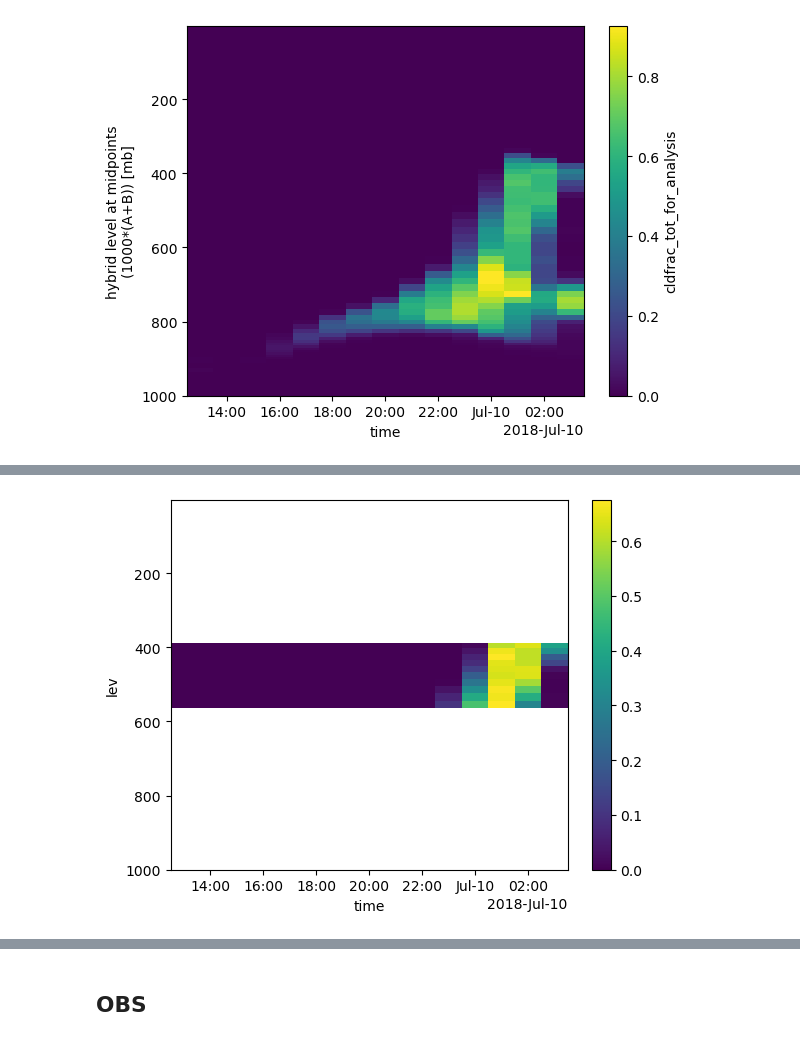
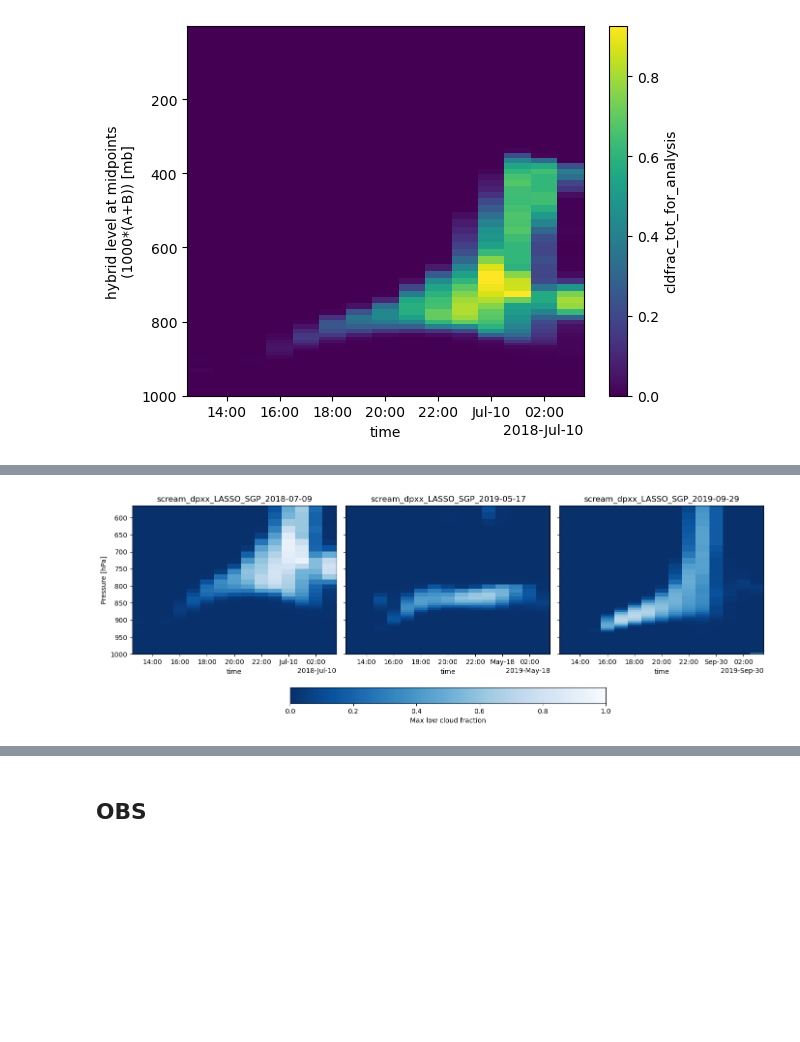
Before and after one commit to magpowell/model_meets_reality_BODS26, a Jupyter notebook: Roger-Playground.ipynb, the cells around one changed output, grey strips where cells are left out. Saved outputs shown, nothing was run; the diff lists cells and outputs as text; code cells hidden in the pictures; blank space fills up the shorter version.

```diff
--- a/Roger-Playground.ipynb
+++ b/Roger-Playground.ipynb
@@ -164,8 +133,60 @@ plt.ylim([1000,500])
-# %%
-import numpy as np
-mid_cloud_frac = xr.where((ncfid.z_mid>5000) & (ncfid.z_mid<=8000), ncfid.cldfrac_tot_for_analysis, np.nan)
-mid_cloud_frac.max(dim='ncol').plot(x='time',y='lev',)
-plt.gca().invert_yaxis()
-# plt.ylim([1000,500])
-# %% [output]
-[figure, removed]
+# %%
+import matplotlib.pyplot as plt
+import numpy as np
+import xarray as xr
+import glob
+
+mappable = None
+fig, axes = plt.subplots(1, 3, figsize=(14, 6), sharey=True)
+
+for i, acase in enumerate(case_path):
+    ax = axes[i]
+
+    full_path = DATA_PATH + acase
+    data_path = glob.glob(full_path + '*fullfield.AVERAGE.nhours_x1*.nc')[0]
+
+    ncfid = xr.open_dataset(data_path)
+
+    low_cloud_frac = xr.where(
+        ncfid.z_mid <= 5000,
+        ncfid.cldfrac_tot_for_analysis,
+        np.nan
+    )
+
+    im = low_cloud_frac.max(dim='ncol').plot(
+        x='time',
+        y='lev',
+        ax=ax,
+        cmap='Blues_r',
+        vmin=VMIN,
+        vmax=VMAX,
+        add_colorbar=False
+    )
+
+    if mappable is None:
+        mappable = im
+
+    ax.invert_yaxis()
+    ax.set_ylim([1000, 565])
+    ax.set_title(acase)
+    if(i==0): # yaxis only on the leftmost panel
+        ax.set_ylabel("Pressure [hPa]")
+    else:
+        ax.set_ylabel("")
+
+fig.tight_layout(rect=[0, 0.08, 1, 1])
+
+cbar = fig.colorbar(
+    mappable,
+    ax=axes,
+    orientation='horizontal',
+    fraction=0.18,
+    pad=0.15,
+     shrink=0.5,
+)
+
+cbar.set_label("Max low cloud fraction")
+
+plt.show()
+# %% [output]
+[figure, added]
```
Also changed, not shown: parts of 35 cells of this notebook, 17 other files.
